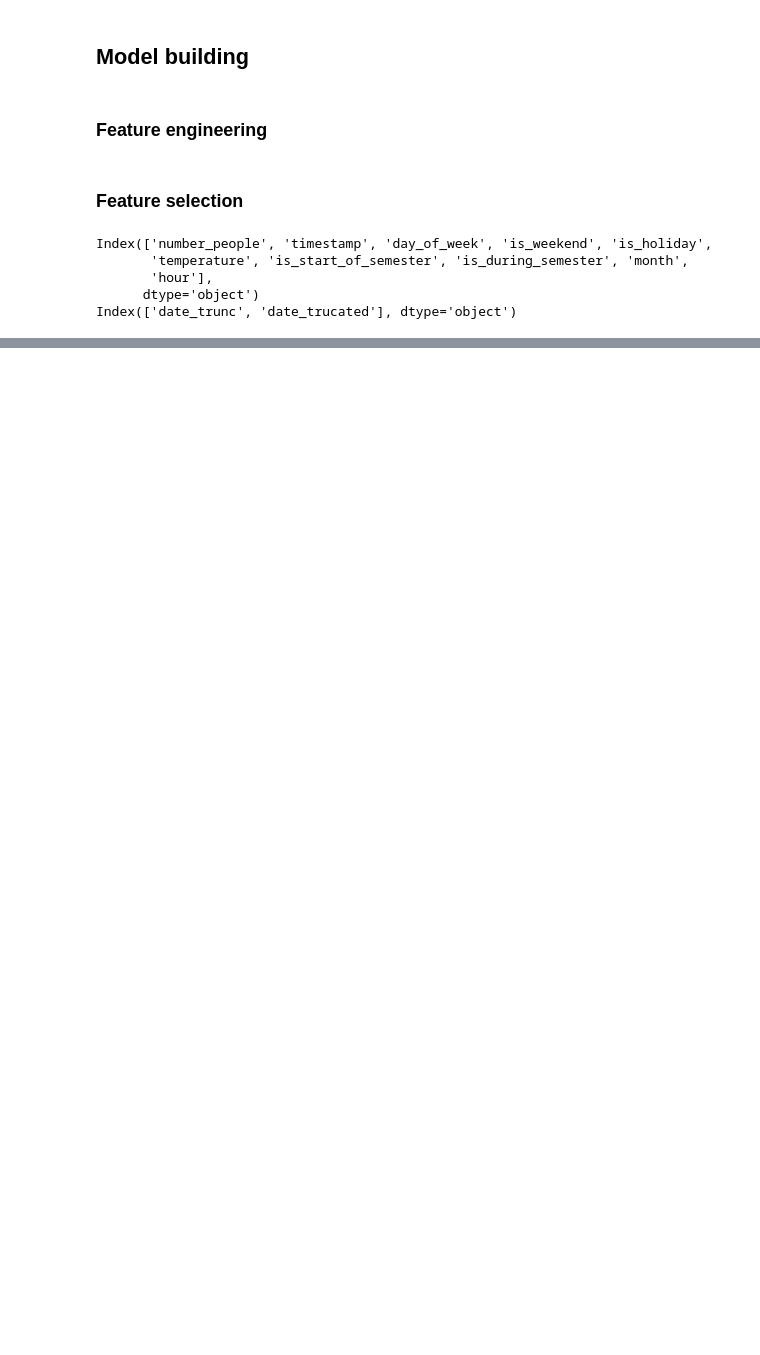
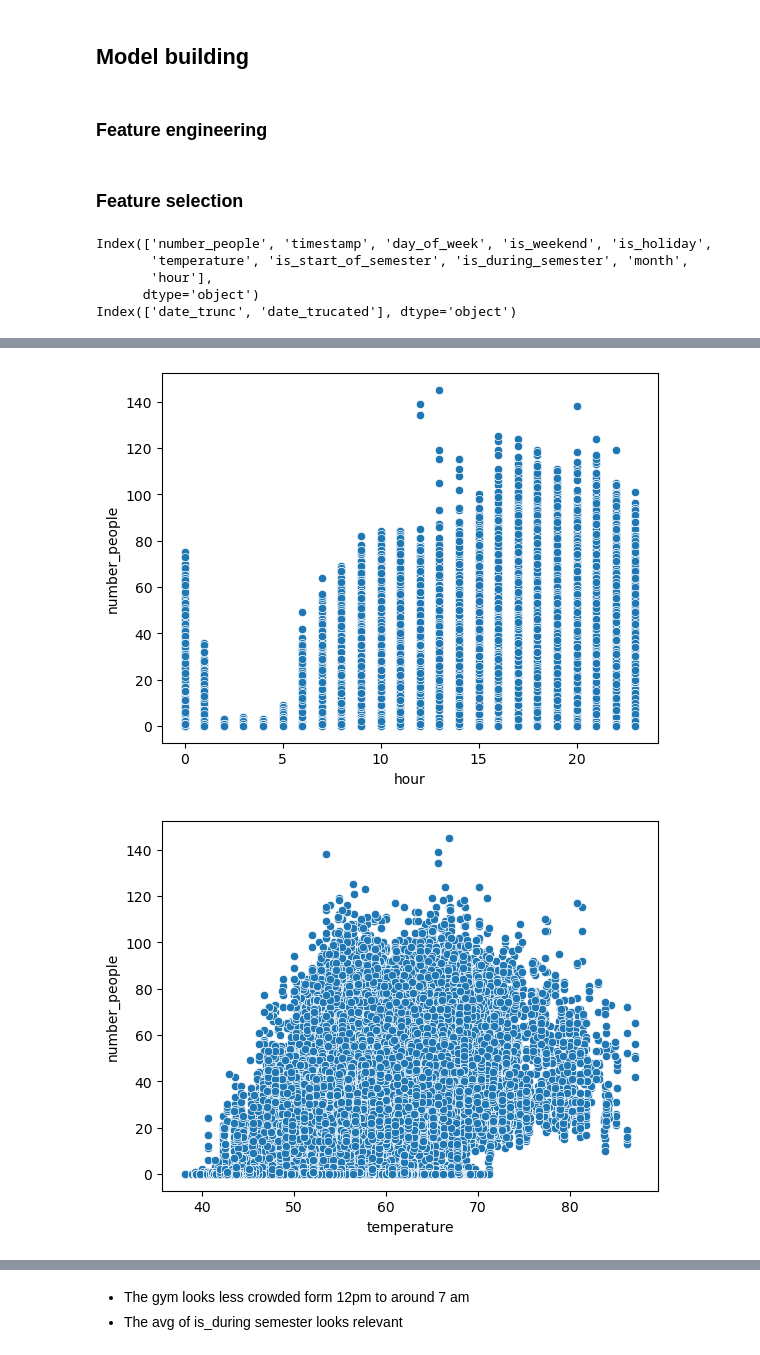
Before and after one commit to 1Elral4/Gym-crowdness-predictor, a Jupyter notebook: gym_crowdness.ipynb, the cells around one changed output, grey strips where cells are left out. Saved outputs shown, nothing was run; the diff lists cells and outputs as text; code cells hidden in the pictures; blank space fills up the shorter version.

```diff
--- a/gym_crowdness.ipynb
+++ b/gym_crowdness.ipynb
@@ -128,0 +137,12 @@ Name: number_people, dtype: float64
+# %%
+cols = ['hour', 'temperature', 'is_during_semester', 'is_weekend']
+
+for col in cols:
+    if col in ['is_during_semester', 'is_weekend']:
+        sns.boxplot(x=col, y='number_people', data=crw)
+    else:
+        sns.scatterplot(x=col, y='number_people', data=crw)
+    plt.show()
+# %% [output]
+[figure, added]
+[figure, added]
@@ -128,0 +151,3 @@ Name: number_people, dtype: float64
+# %% [markdown]
+- The gym looks less crowded form 12pm to around 7 am
+- The avg of is_during semester looks relevant
```
Also changed, not shown: parts of 5 cells of this notebook.
